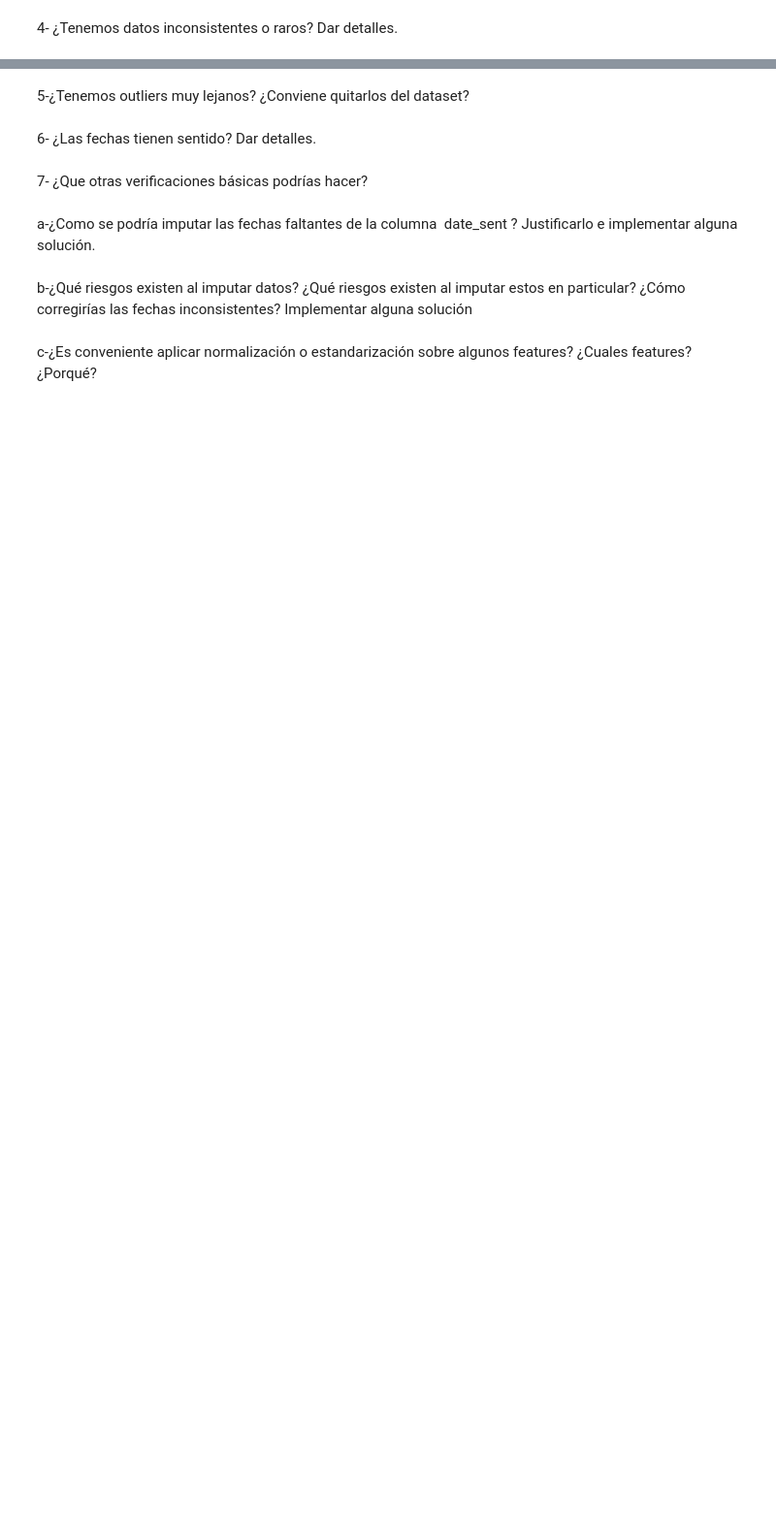
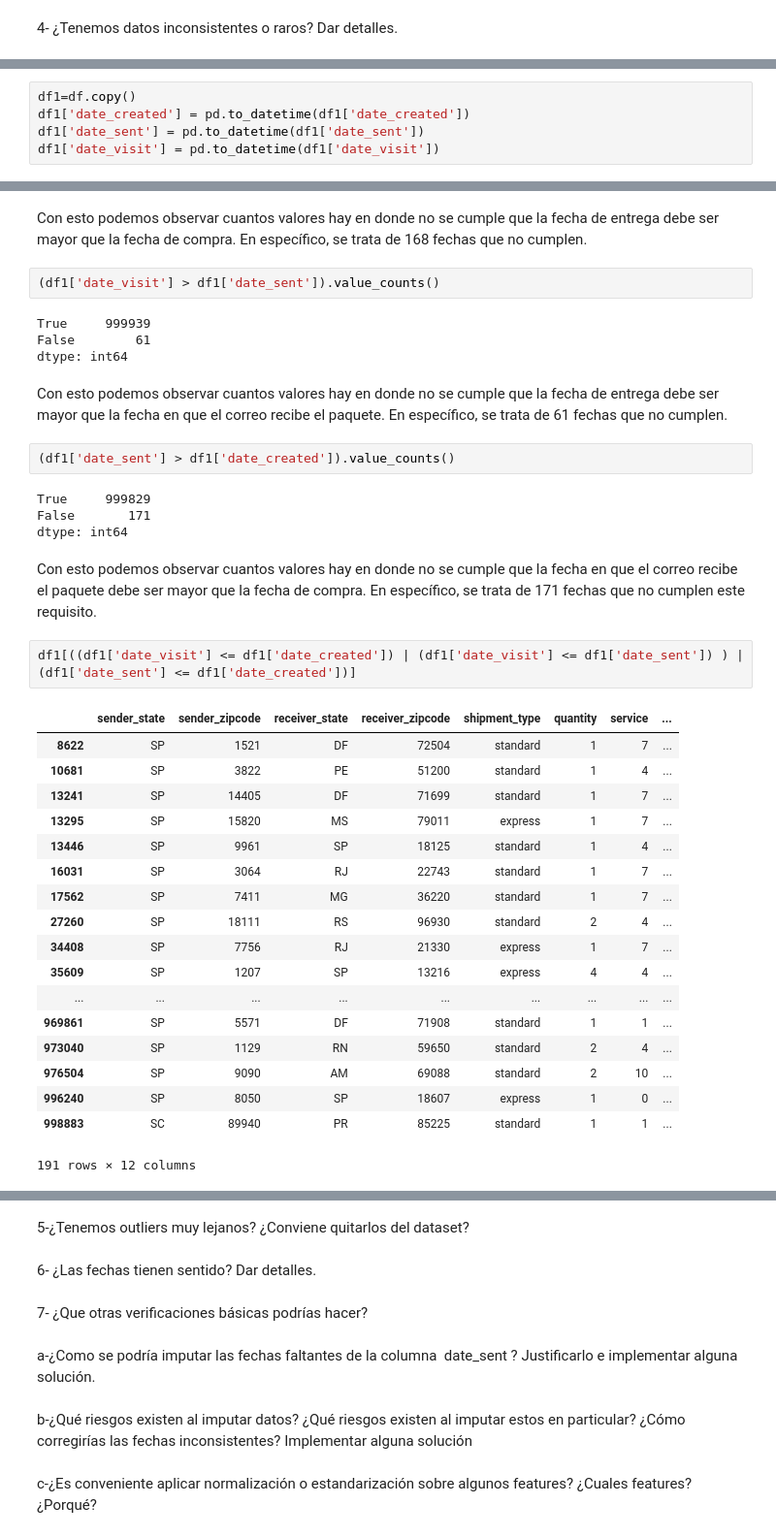
Before and after one commit to manquius/series_temporales, a Jupyter notebook: practico2_isa.ipynb, the cells around one changed output, grey strips where cells are left out. Shown at 97% size. Drawn from its saved outputs; the diff is of its cells as text; blank space fills up the shorter version.

```diff
--- a/practico2_isa.ipynb
+++ b/practico2_isa.ipynb
@@ -113,0 +150,5 @@ primaria?
+# %%
+df1=df.copy()
+df1['date_created'] = pd.to_datetime(df1['date_created'])
+df1['date_sent'] = pd.to_datetime(df1['date_sent'])
+df1['date_visit'] = pd.to_datetime(df1['date_visit'])
@@ -113,0 +161,39 @@ primaria?
+# %% [markdown]
+Con esto podemos observar cuantos valores hay en donde no se cumple que la fecha de entrega debe ser mayor que la fecha de compra. En específico, se trata de 168 fechas que no cumplen.
+# %%
+(df1['date_visit'] > df1['date_sent']).value_counts()
+# %% [output]
+True     999939
+False        61
+dtype: int64
+# %% [markdown]
+Con esto podemos observar cuantos valores hay en donde no se cumple que la fecha de entrega debe ser mayor que la fecha en que el correo recibe el paquete. En específico, se trata de 61 fechas que no cumplen.
+# %%
+(df1['date_sent'] > df1['date_created']).value_counts()
+# %% [output]
+True     999829
+False       171
+dtype: int64
+# %% [markdown]
+Con esto podemos observar cuantos valores hay en donde no se cumple que la fecha en que el correo recibe el paquete debe ser mayor que la fecha de compra. En específico, se trata de 171 fechas que no cumplen este requisito.
+# %%
+df1[((df1['date_visit'] <= df1['date_created']) | (df1['date_visit'] <= df1['date_sent']) ) |  (df1['date_sent'] <= df1['date_created'])]
+# %% [output]
+|  | sender_state | sender_zipcode | receiver_state | receiver_zipcode | shipment_type | quantity | service | ... |
+| 8622 | SP | 1521 | DF | 72504 | standard | 1 | 7 | ... |
+| 10681 | SP | 3822 | PE | 51200 | standard | 1 | 4 | ... |
+| 13241 | SP | 14405 | DF | 71699 | standard | 1 | 7 | ... |
+| 13295 | SP | 15820 | MS | 79011 | express | 1 | 7 | ... |
+| 13446 | SP | 9961 | SP | 18125 | standard | 1 | 4 | ... |
+| 16031 | SP | 3064 | RJ | 22743 | standard | 1 | 7 | ... |
+| 17562 | SP | 7411 | MG | 36220 | standard | 1 | 7 | ... |
+| 27260 | SP | 18111 | RS | 96930 | standard | 2 | 4 | ... |
+| 34408 | SP | 7756 | RJ | 21330 | express | 1 | 7 | ... |
+| 35609 | SP | 1207 | SP | 13216 | express | 4 | 4 | ... |
+| ... | ... | ... | ... | ... | ... | ... | ... | ... |
+| 969861 | SP | 5571 | DF | 71908 | standard | 1 | 1 | ... |
+| 973040 | SP | 1129 | RN | 59650 | standard | 2 | 4 | ... |
+| 976504 | SP | 9090 | AM | 69088 | standard | 2 | 10 | ... |
+| 996240 | SP | 8050 | SP | 18607 | express | 1 | 0 | ... |
+| 998883 | SC | 89940 | PR | 85225 | standard | 1 | 1 | ... |
+191 rows × 12 columns
```
Also changed, not shown: parts of 8 cells of this notebook.
